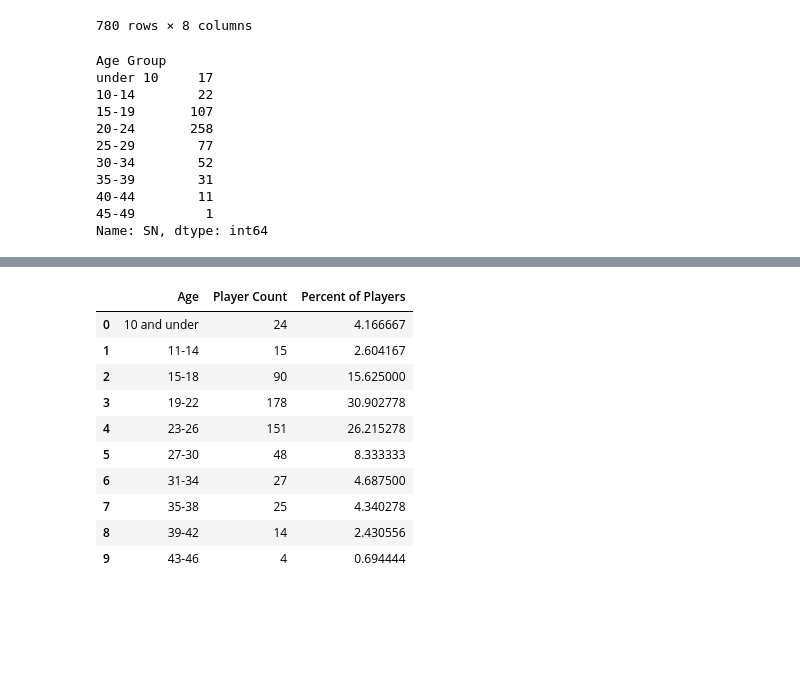
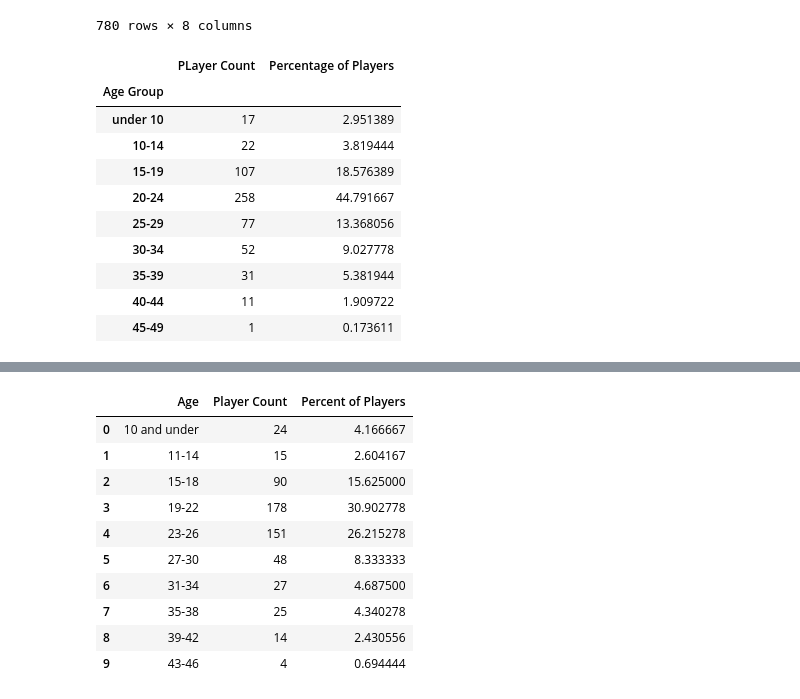
Before and after one commit to juliemcbaker/pandas-challenge, a Jupyter notebook: HeroesOfPymoli/HeroesOfPymoli_baker.ipynb, the cells around one changed output, grey strips where cells are left out. Cells and saved outputs as stored; diff of their text form; code cells hidden in the pictures; blank space fills up the shorter version.

Commit message:
Age demographics done with groupby. Working on rest.

```diff
--- a/HeroesOfPymoli/HeroesOfPymoli_baker.ipynb
+++ b/HeroesOfPymoli/HeroesOfPymoli_baker.ipynb
@@ -243,7 +243,7 @@ age_labels = ["under 10", "10-14", "15-19", "20-24", "25-29", "30-34", "35-39",
 # %%
 # use pd.cut() to categorize players using age bins
 age_df = update_purchase_df
-age_df["Age Group"] = pd.cut(age_df["Age"], bins, labels=age_labels)
+age_df["Age Group"] = pd.cut(age_df["Age"], bins, labels=age_labels, include_lowest=False)
 age_df
 # %% [output]
 |  | PurchaseID | SN | Age | Gender | ItemID | ItemName | Price | Age Group |
@@ -260,18 +260,5 @@ age_df
 | 779 | 779 | Ennrian78 | 24 | Male | 50 | Dawn | 4.60 | 20-24 |
 780 rows × 8 columns
 # %%
-# age demographics round 2
-age_counts_df2 = age_df.groupby(['Age Group'])['SN'].nunique()
-age_counts_df2
+# age demographics; counts members for each age group & drops duplicates based on 'SN'
+age_counts_df2 = age_df.groupby('Age Group')['SN'].nunique()
-# %% [output]
-Age Group
-under 10     17
-10-14        22
-15-19       107
-20-24       258
-25-29        77
-30-34        52
-35-39        31
-40-44        11
-45-49         1
-Name: SN, dtype: int64
@@ -279,0 +265,25 @@ Name: SN, dtype: int64
+# %%
+# AGE ANALYSIS NEEDS:  group count, percent of players
+# I couldn't get it to add my calculated column to the df above, so I created this one & merged them. AND THEN...it was totally fine with me adding a calculated column.
+age_counts_df3 = age_df.groupby('Age Group')['SN'].nunique()
+age_demos_df = pd.merge(age_counts_df2, age_counts_df3, on='Age Group')
+# %%
+# calculate percentage of players by age
+age_demos_df['Percentage of Players'] = (age_demos_df['SN_x'] / user_count)*100
+# %%
+# renaming the columns I want to keep then dropping the column I don't need
+age_demos_df = age_demos_df.rename(columns={'SN_x': 'PLayer Count', 'Percentage of Players': 'Percentage of Players'})
+age_demos_df = age_demos_df.drop(columns='SN_y')
+age_demos_df
+# %% [output]
+|  | PLayer Count | Percentage of Players |
+| Age Group |  |  |
+| under 10 | 17 | 2.951389 |
+| 10-14 | 22 | 3.819444 |
+| 15-19 | 107 | 18.576389 |
+| 20-24 | 258 | 44.791667 |
+| 25-29 | 77 | 13.368056 |
+| 30-34 | 52 | 9.027778 |
+| 35-39 | 31 | 5.381944 |
+| 40-44 | 11 | 1.909722 |
+| 45-49 | 1 | 0.173611 |
```
Also changed, not shown: parts of 2 cells of this notebook.
